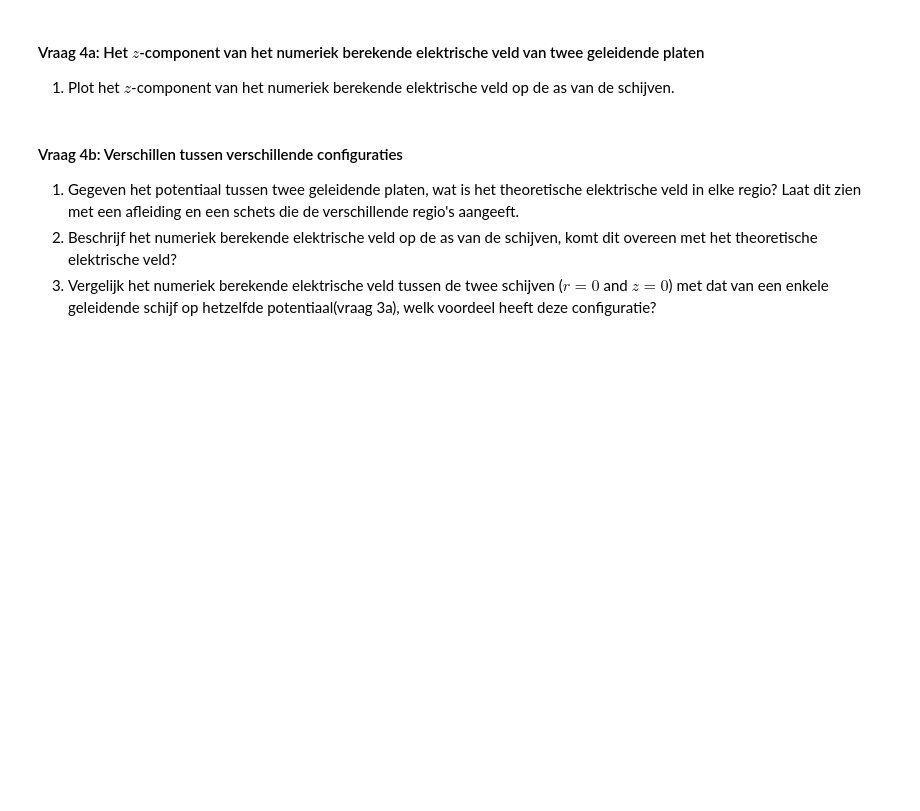
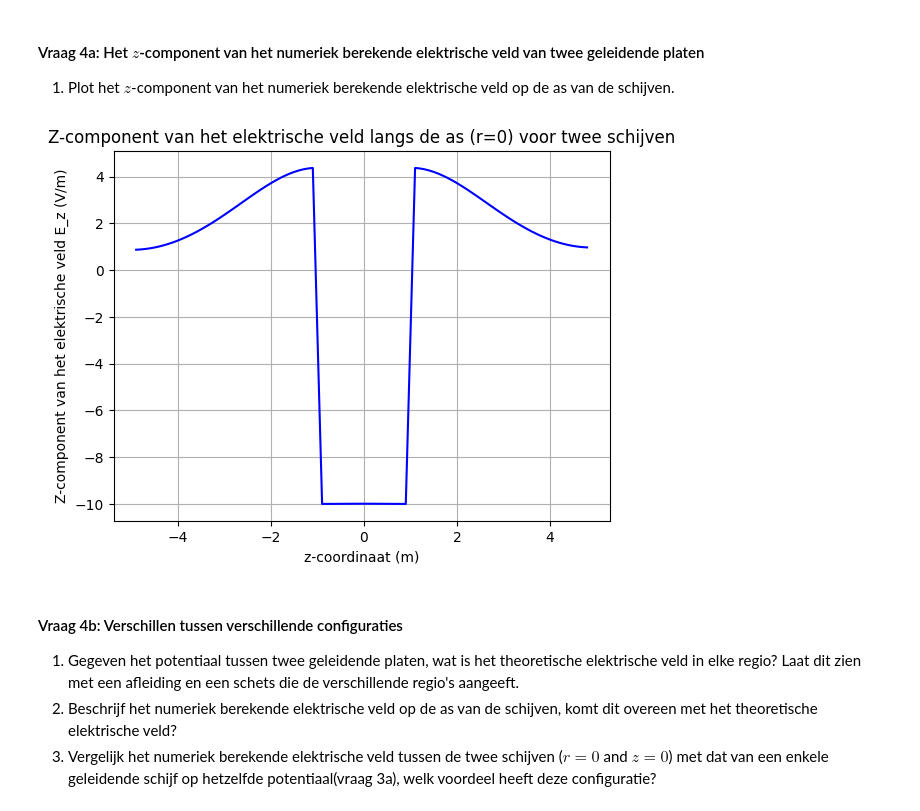
Before and after one commit to DRoelse/Daniel-Def-D, a Jupyter notebook: DigitaleOntwerpopdrachten/1CondensatorOpdracht/CondensatorOntwerpopdracht.ipynb, the cells around one changed output. Cells and saved outputs as stored; diff of their text form; code cells hidden in the pictures; blank space fills up the shorter version.

```diff
--- a/DigitaleOntwerpopdrachten/1CondensatorOpdracht/CondensatorOntwerpopdracht.ipynb
+++ b/DigitaleOntwerpopdrachten/1CondensatorOpdracht/CondensatorOntwerpopdracht.ipynb
@@ -482,9 +486,17 @@ plot_results_disk(Ez, Er, normE, V, r, z, grid_step, disk_radius, z_pos_disk1, z
 
 1. Plot het $z$-component van het numeriek berekende elektrische veld op de as van de schijven.
 # %%
-###
-###your code here###
-###
+Ez_axis = Ez[:, idx_r0]
+
+plt.figure()
+plt.plot(z_for_E, Ez_axis, 'b-')
+plt.xlabel('z-coordinaat (m)')
+plt.ylabel('Z-component van het elektrische veld E_z (V/m)')
+plt.title('Z-component van het elektrische veld langs de as (r=0) voor twee schijven')
+plt.grid()
+plt.show()
+# %% [output]
+[figure, added]
 # %% [markdown]
 #### Vraag 4b: Verschillen tussen verschillende configuraties
 
```
Also changed, not shown: parts of 10 cells of this notebook.
